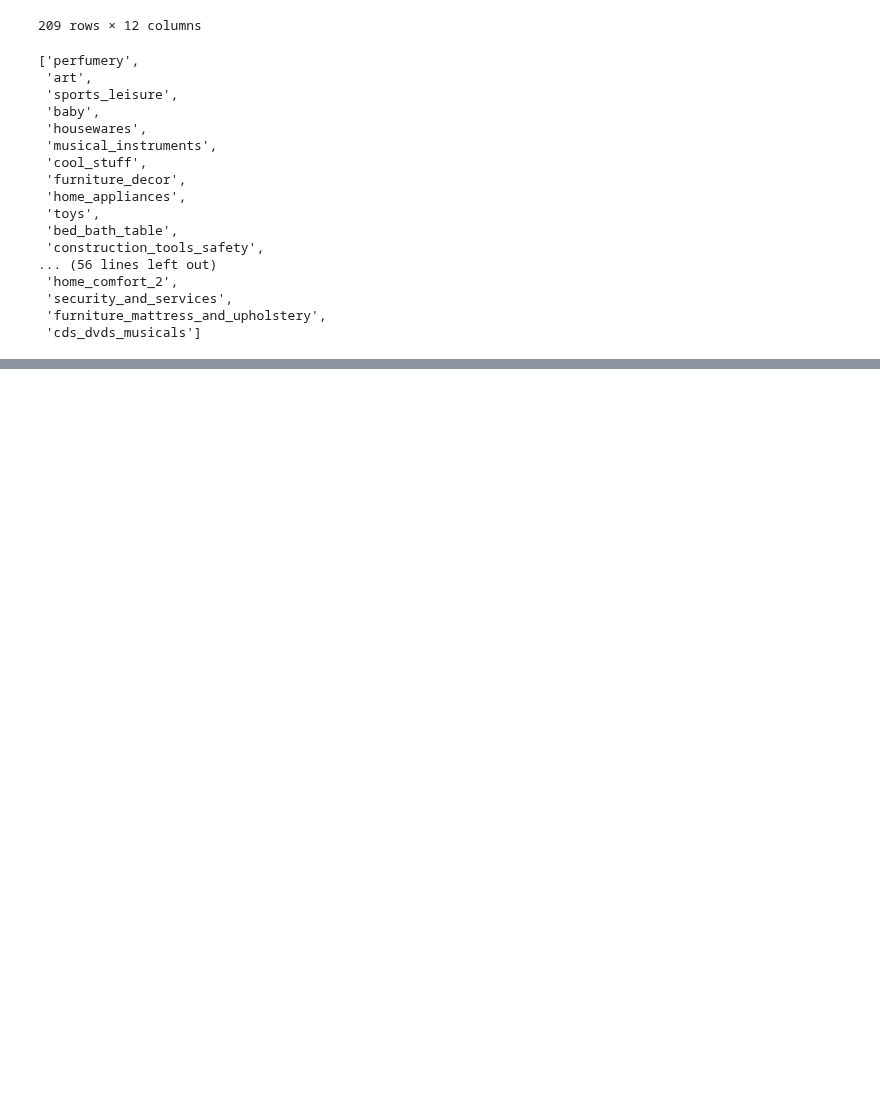
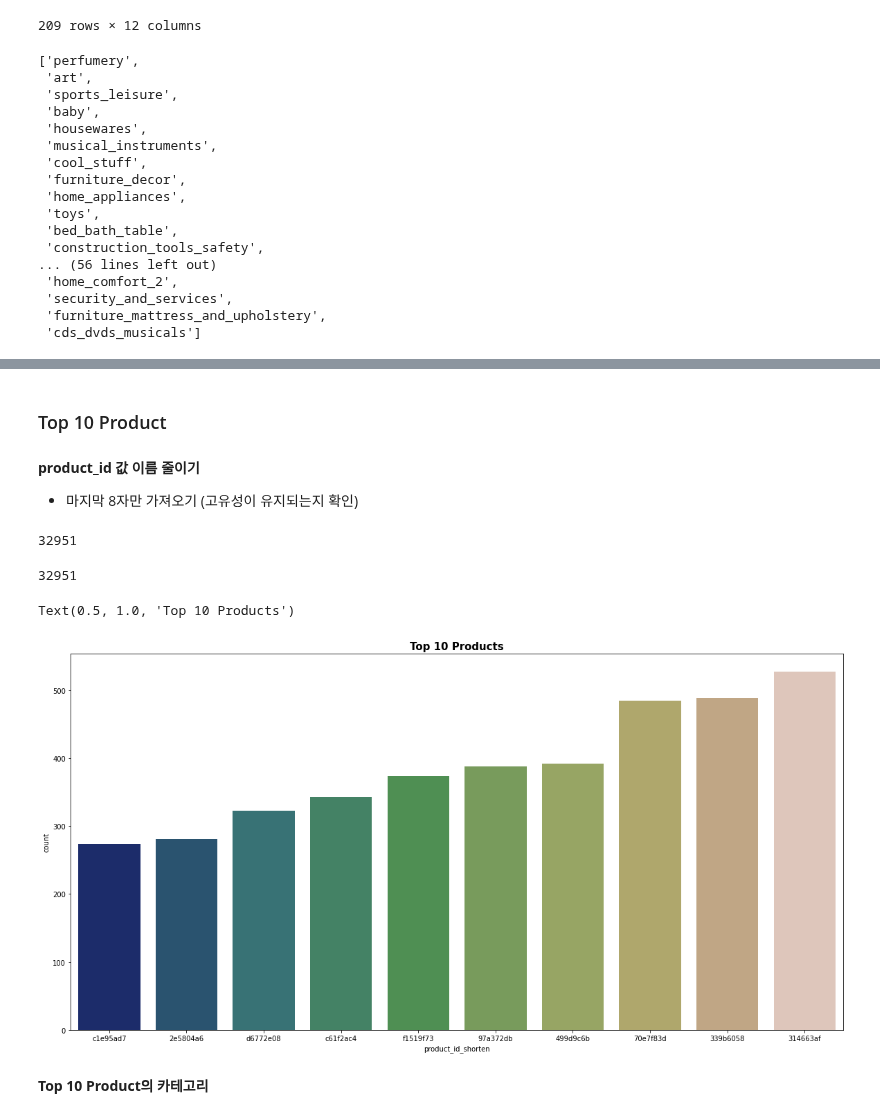
Before and after one commit to hyuuunn/Project, a Jupyter notebook: 1_project/Brazilian E-Commerce_5.ipynb, the cells around one changed output, grey strips where cells are left out. Saved outputs shown, nothing was run; the diff lists cells and outputs as text; code cells hidden in the pictures; blank space fills up the shorter version.

```diff
--- a/1_project/Brazilian E-Commerce_5.ipynb
+++ b/1_project/Brazilian E-Commerce_5.ipynb
@@ -341,0 +365,5 @@ df_orders_delivery['product_category_name'].unique().tolist()
+# %%
+#Merge data
+total_orders=pd.merge(order_data, order_item_data)
+product_orders=pd.merge(total_orders,products_data, on="product_id")
+product_orders.info()
@@ -341,0 +388,27 @@ df_orders_delivery['product_category_name'].unique().tolist()
+# %% [markdown]
+### Top 10 Product
+# %% [markdown]
+**product_id 값 이름 줄이기**
+- 마지막 8자만 가져오기 (고유성이 유지되는지 확인)
+# %%
+len(product_orders['product_id'].unique())
+# %% [output]
+32951
+# %%
+len(product_orders['product_id'].str[-8:].unique())
+# %% [output]
+32951
+# %%
+product_orders['product_id_shorten']=product_orders['product_id'].str[-8:]
+# %%
+#Plotting Top 10 Products
+plt.figure(figsize=(20,10))
+sns.countplot(x='product_id_shorten', data=product_orders, palette='gist_earth',
+             order=product_orders['product_id_shorten'].value_counts()[:10]\
+             .sort_values().index).set_title("Top 10 Products", fontsize=15,
+                                             weight='bold')
+# %% [output]
+Text(0.5, 1.0, 'Top 10 Products')
+[figure, added]
+# %% [markdown]
+**Top 10 Product의 카테고리**
```
Also changed, not shown: parts of 51 cells of this notebook.
